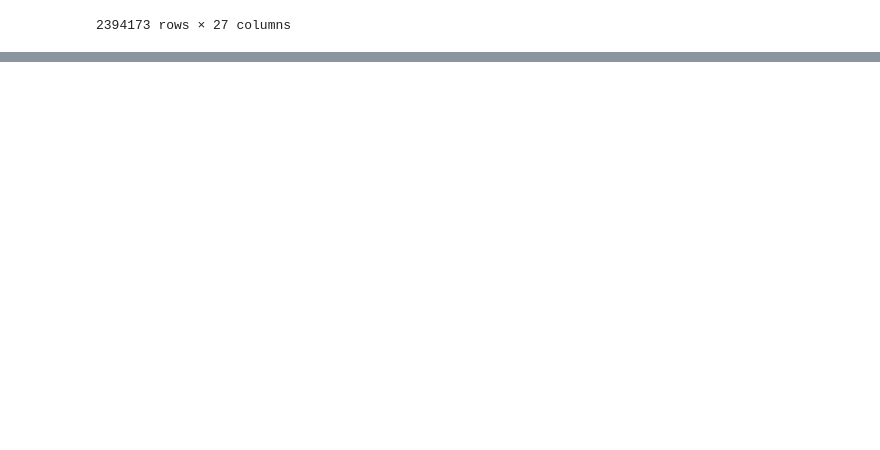
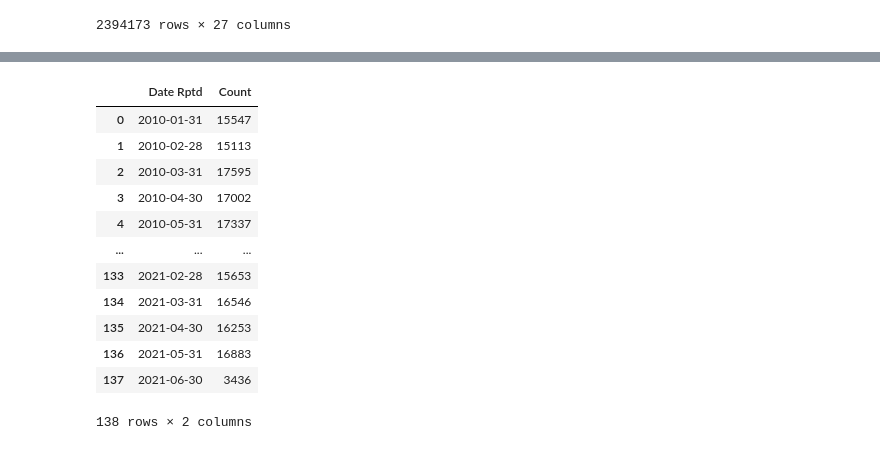
Before and after one commit to Odysseas-Stefanakis/UCalgary_Research_Odysseas, a Jupyter notebook: LA_Crime_Data.ipynb, the cells around one changed output, grey strips where cells are left out. Saved outputs shown, nothing was run; the diff lists cells and outputs as text; code cells hidden in the pictures; blank space fills up the shorter version.

```diff
--- a/LA_Crime_Data.ipynb
+++ b/LA_Crime_Data.ipynb
@@ -215,0 +257,18 @@ la_crime_data_2010_to_2021
+# %%
+# Calculate monthly crime counts by grouping the data based on 'Date Rptd' and returns the count of each group.
+monthly_counts = la_crime_data_2010_to_2021.set_index('Date Rptd').resample('ME').size().reset_index(name='Count')
+monthly_counts
+# %% [output]
+|  | Date Rptd | Count |
+| 0 | 2010-01-31 | 15547 |
+| 1 | 2010-02-28 | 15113 |
+| 2 | 2010-03-31 | 17595 |
+| 3 | 2010-04-30 | 17002 |
+| 4 | 2010-05-31 | 17337 |
+| ... | ... | ... |
+| 133 | 2021-02-28 | 15653 |
+| 134 | 2021-03-31 | 16546 |
+| 135 | 2021-04-30 | 16253 |
+| 136 | 2021-05-31 | 16883 |
+| 137 | 2021-06-30 | 3436 |
+138 rows × 2 columns
```
Also changed, not shown: parts of 8 cells of this notebook.
